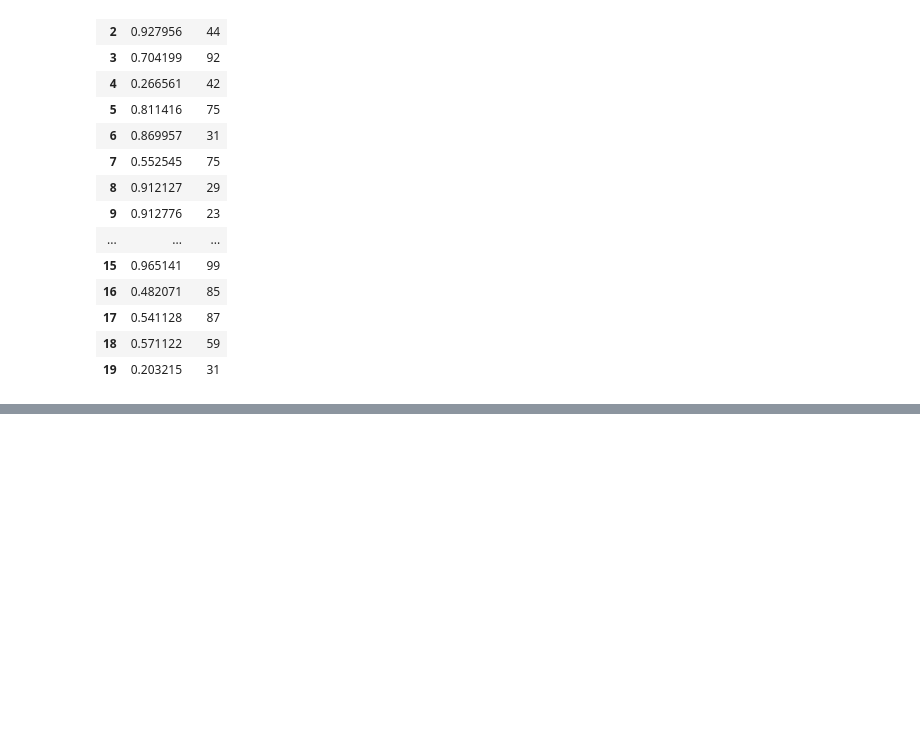
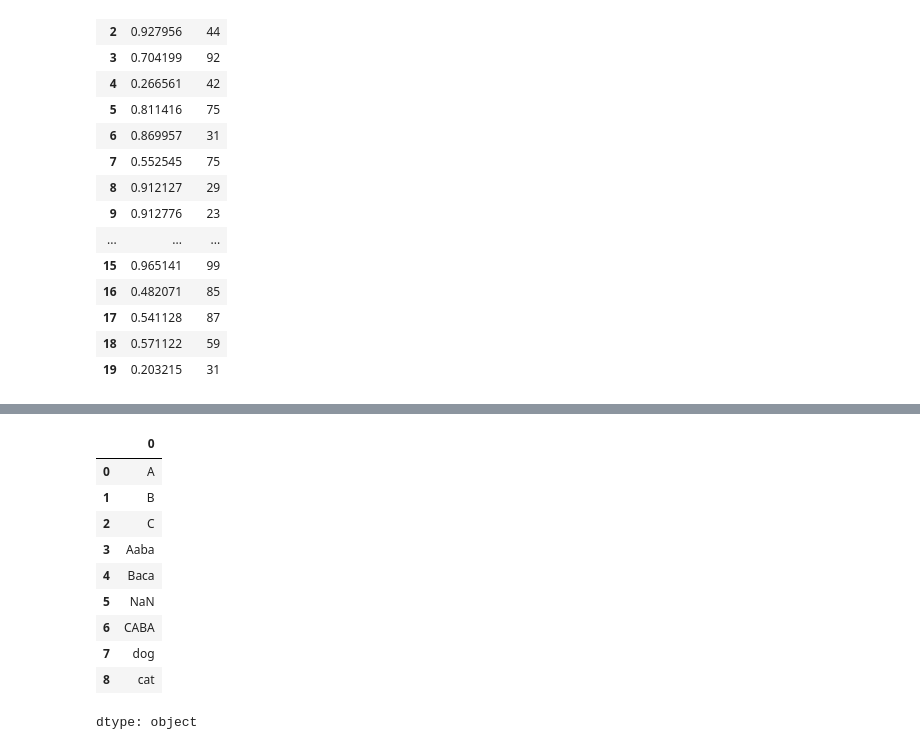
Before and after one commit to TouseefDataScientist/Machine-learning, a Jupyter notebook: Kh_Babar_naseer_collab.ipynb, the cells around one changed output, grey strips where cells are left out. Drawn from its saved outputs; the diff is of its cells as text; code cells hidden in the pictures; blank space fills up the shorter version.

```diff
--- a/Kh_Babar_naseer_collab.ipynb
+++ b/Kh_Babar_naseer_collab.ipynb
@@ -215,0 +239,14 @@ df.dropna(how="any")
+# %%
+s
+# %% [output]
+|  | 0 |
+| 0 | A |
+| 1 | B |
+| 2 | C |
+| 3 | Aaba |
+| 4 | Baca |
+| 5 | NaN |
+| 6 | CABA |
+| 7 | dog |
+| 8 | cat |
+dtype: object
```
Also changed, not shown: parts of 2 cells of this notebook.
